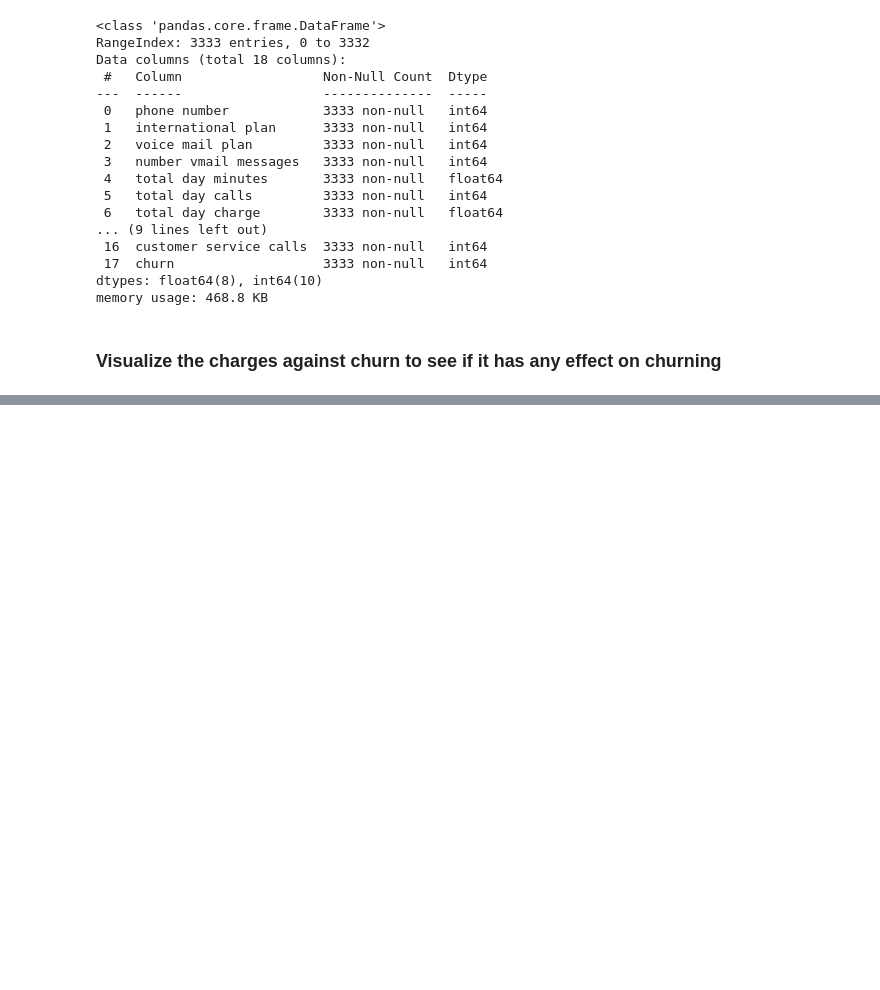
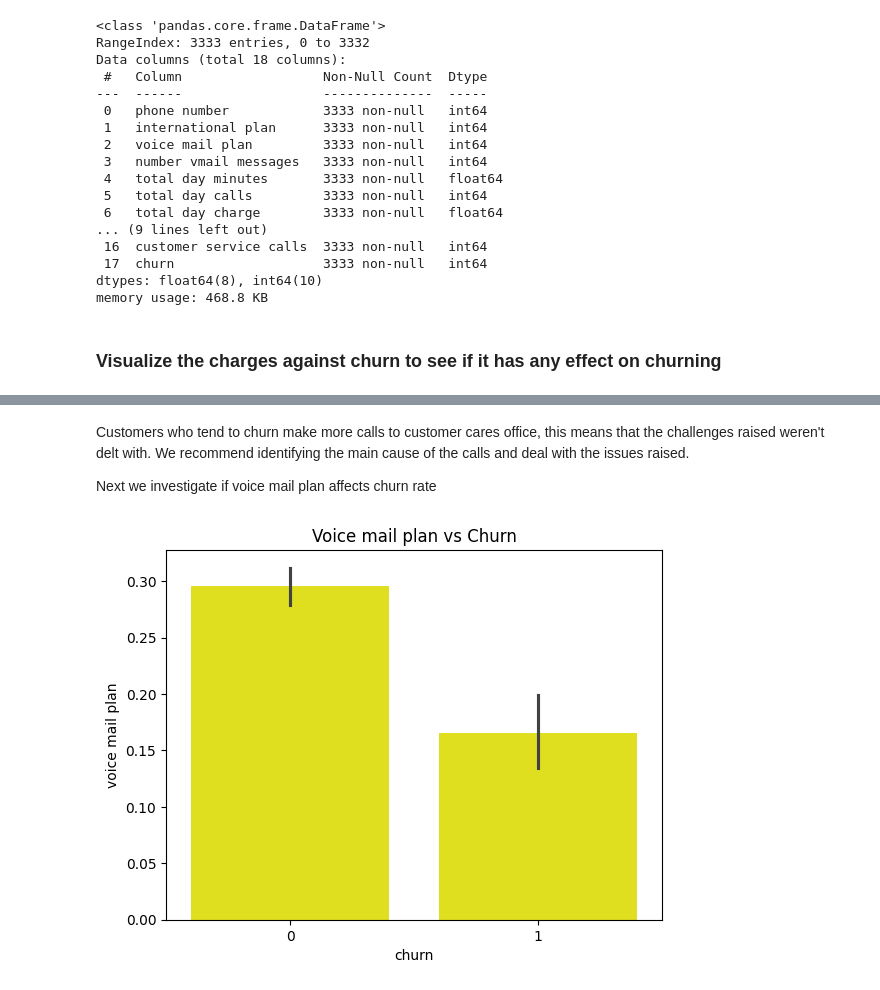
Before and after one commit to ANkanja/K-Nearest-Neighbors, a Jupyter notebook: index.ipynb, the cells around one changed output, grey strips where cells are left out. Saved outputs shown, nothing was run; the diff lists cells and outputs as text; code cells hidden in the pictures; blank space fills up the shorter version.

```diff
--- a/index.ipynb
+++ b/index.ipynb
@@ -158,0 +171,10 @@ plt.show()
+# %% [markdown]
+Customers who tend to churn make more calls to customer cares office, this means that the challenges raised weren't delt with. We recommend identifying the main cause of the calls and deal with the issues raised.
+
+Next we investigate if voice mail plan affects churn rate
+# %%
+sns.barplot(x='churn', y='voice mail plan', data=df_en, color='yellow')
+plt.title('Voice mail plan vs Churn')
+plt.show()
+# %% [output]
+[figure, added]
```
Also changed, not shown: parts of 6 cells of this notebook.
